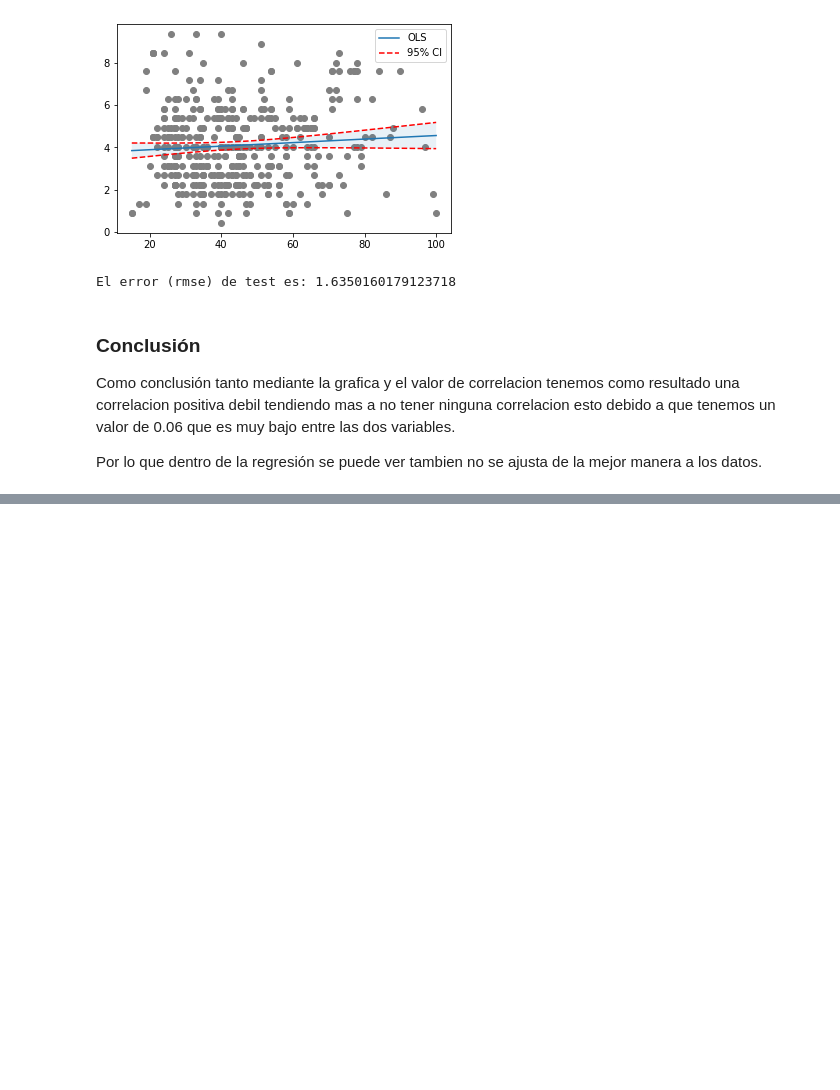
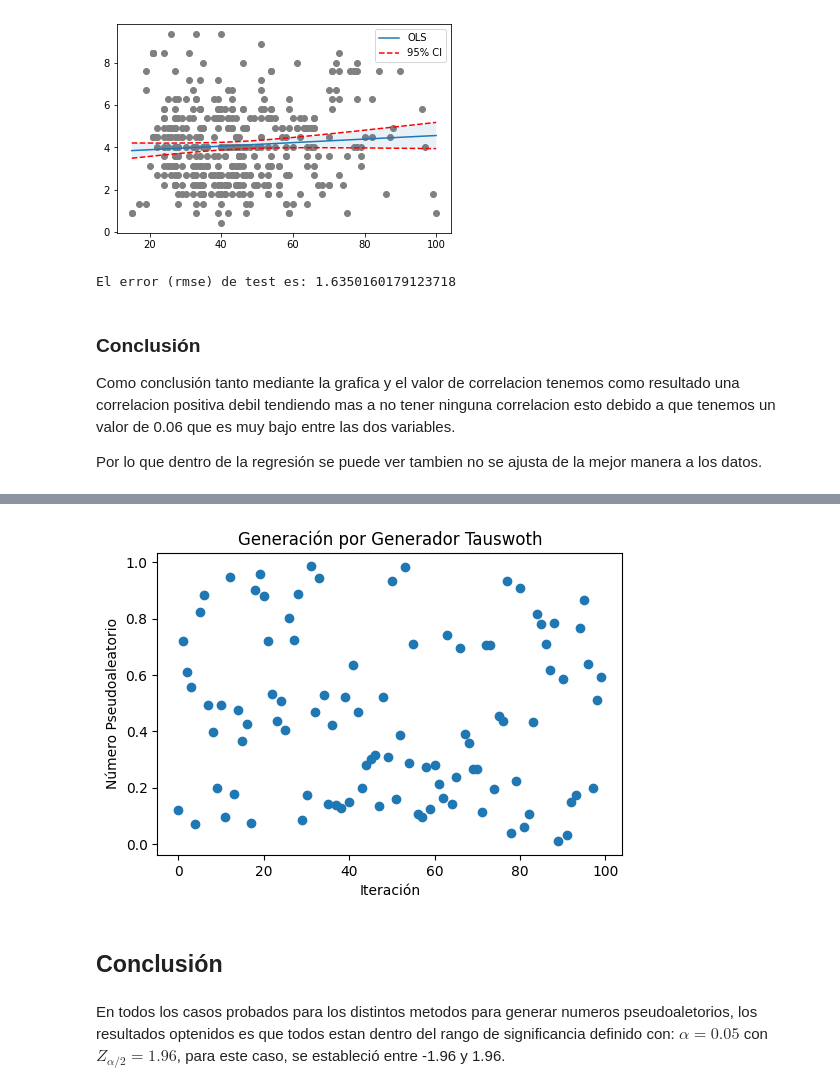
Before and after one commit to Juancarlos56/Repositorio-Simulacion-10, a Jupyter notebook: TareasEnClases/Tarea6__ForestFiresData_PruebasAleatoridad.ipynb, the cells around one changed output, grey strips where cells are left out. Cells and saved outputs as stored; diff of their text form; code cells hidden in the pictures; blank space fills up the shorter version.

```diff
--- a/TareasEnClases/Tarea6__ForestFiresData_PruebasAleatoridad.ipynb
+++ b/TareasEnClases/Tarea6__ForestFiresData_PruebasAleatoridad.ipynb
@@ -306,0 +627,10 @@ Por lo que dentro de la regresión se puede ver tambien no se ajusta de la mejor
+# %%
+graph(numbers = numeros_cuadrados_medios,
+      title = 'Generación por Generador Tauswoth'
+)
+# %% [output]
+[figure, added]
+# %% [markdown]
+## Conclusión
+# %% [markdown]
+En todos los casos probados para los distintos metodos para generar numeros pseudoaletorios, los resultados optenidos es que todos estan dentro del rango de significancia definido con: $α = 0.05$ con $Z_{α/2}=1.96$, para este caso, se estableció entre -1.96 y 1.96.
```
Also changed, not shown: parts of 20 cells of this notebook.
